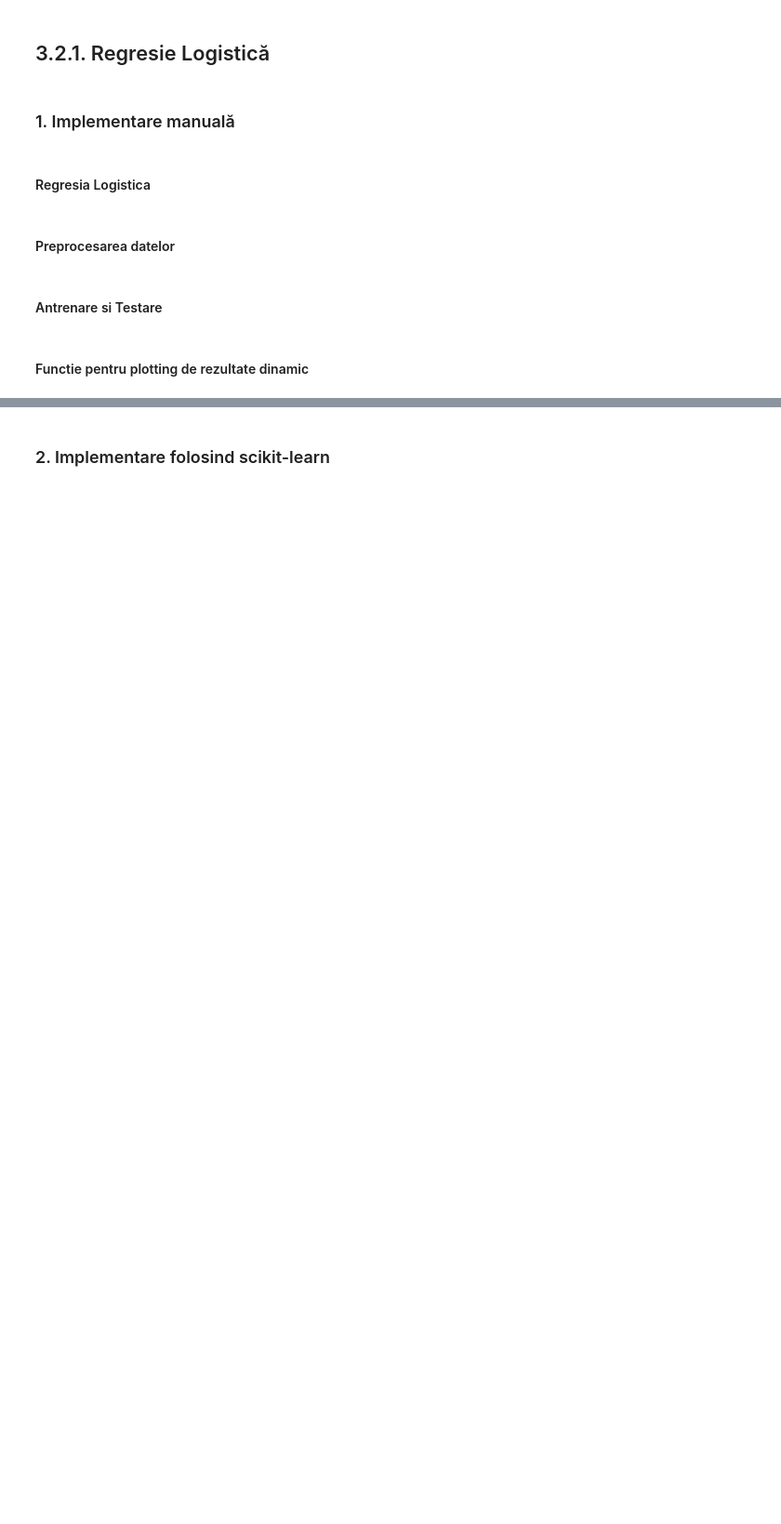
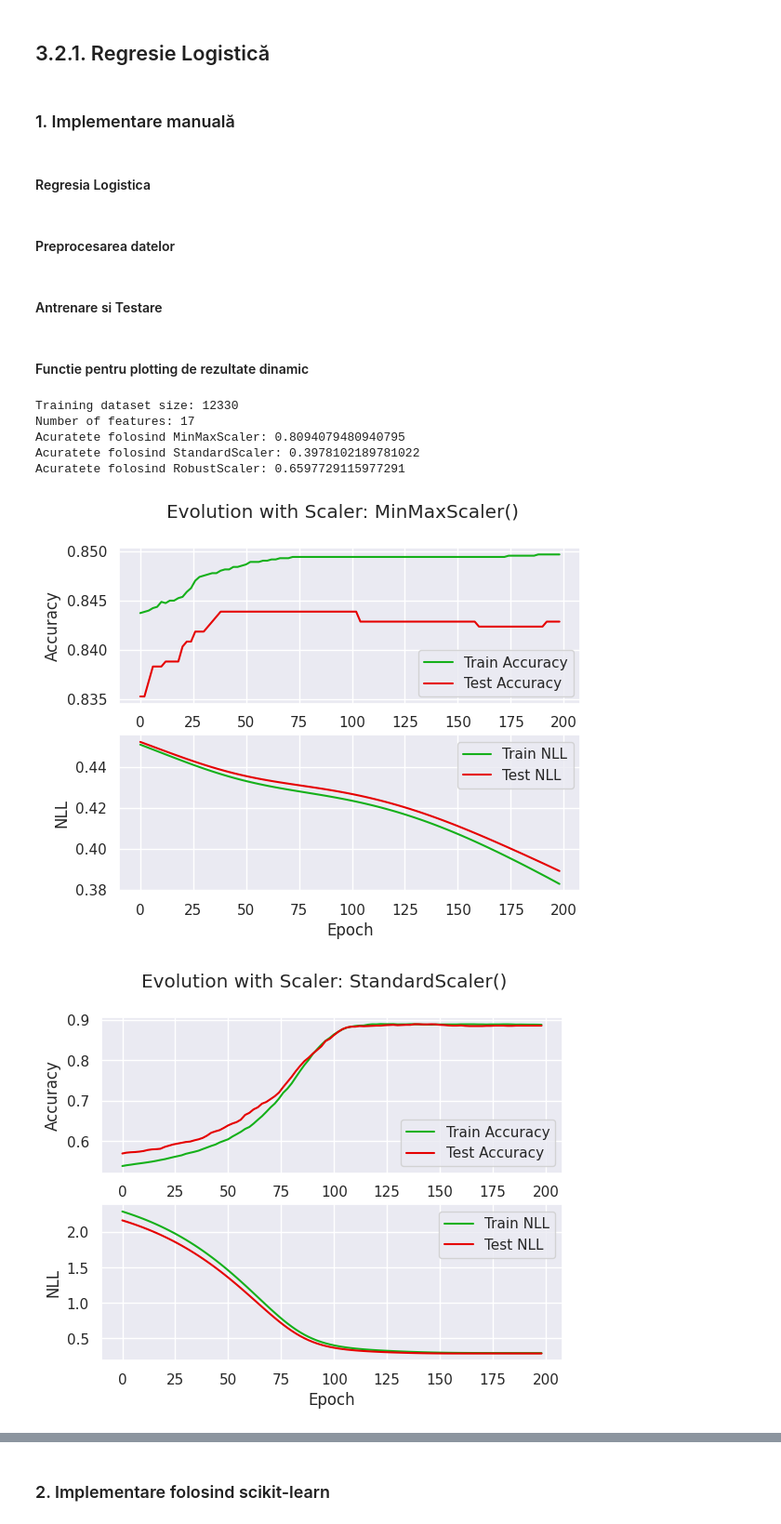
Before and after one commit to StefanFotin23/ML-Prediction-Model, a Jupyter notebook: Tema2-IA.ipynb, the cells around one changed output, grey strips where cells are left out. Shown at 93% size. Saved outputs shown, nothing was run; the diff lists cells and outputs as text; code cells hidden in the pictures; blank space fills up the shorter version.

Commit message:
Logistic Regression

```diff
--- a/Tema2-IA.ipynb
+++ b/Tema2-IA.ipynb
@@ -126,6 +190,8 @@ plt.show()
 # %% [markdown]
 #### Regresia Logistica
 # %%
+clipped_value = 500
+
 def split_dataset(X, T, train=.8, shuffle=True):
     N = X.shape[0]
     N_train = int(round(N * train))
@@ -137,8 +203,7 @@ def split_dataset(X, T, train=.8, shuffle=True):
 
 def logistic(x):
     # Clip the input values to prevent overflow
-    clipped_value = 500
-    clipped_x = np.clip(x, (-1) * clipped_value, clipped_value)
+    clipped_x = np.clip(x, -clipped_value, clipped_value)
 
     # Calculate the logistic function on the clipped values
     return 1 / (1 + np.exp(-clipped_x))
@@ -186,12 +251,17 @@ def train_logistic_full(X, T, lr=0.01, learning_increase_percent=2.5, epochs_no=
     W_trace = [W.copy()]
 
     for epoch in range(epochs_no):
-        Y_train = logistic(np.dot(X_train, W))
-        gradient = np.dot(X_train.T, (Y_train - T_train))
-        lr = lr * (1 + learning_increase_percent / 100) # Maresc learning rate-ul pt fiecare epoch
+        # Maresc learning rate-ul pt fiecare epoch
+        lr = lr * (1 + learning_increase_percent / 100)
+
+        Y_train = logistic(X_train @ W)
+
+        gradient = np.transpose(X_train) @ (Y_train-T_train)/N
         W -= lr * gradient
 
-        Y_test = logistic(np.dot(X_test, W))
+        logits = np.dot(X_test, W)
+        Y_test = 1. / (1. + np.exp(-np.clip(logits, -clipped_value, clipped_value)))
+
         train_acc.append(accuracy(Y_train, T_train))
         test_acc.append(accuracy(Y_test, T_test))
         train_nll.append(nll(Y_train, T_train))
@@ -254,32 +324,40 @@ def plot_evolution(train_acc, test_acc, train_nll, test_nll, scaler, step_percen
 # %%
 def logistic_regression_manual(X, y, lr=0.01, learning_increase_percent=2.5, epochs_no=100, step_percent=1):
     (N, D) = X.shape
     # Print information about the training dataset
     print(f"Training dataset size: {N}")
     print(f"Number of features: {D}")
 
     for scaler_name, scaler in scalers.items():
         # Scalarea datelor de antrenare
         X_train_scaled = scaler.fit_transform(X_train)
 
         # Antrenarea modelului logistic
         W, train_acc, test_acc, train_nll, test_nll, W_trace = train_logistic_full(X_train_scaled, y_train, lr=lr, epochs_no=epochs_no)
 
         # Evaluarea modelului pe setul de testare
         X_test_scaled = scaler.transform(X_test)
         Y_test = predict_logistic(X_test_scaled, W)
         test_accuracy = accuracy(Y_test, y_test)
 
         print(f"Acuratete folosind {scaler_name}: {test_accuracy}")
 
         # Vizualizare evolutie
         plot_evolution(train_acc, test_acc, train_nll, test_nll, scaler, step_percent)
         # Eliberare memorie
         del W, train_acc, test_acc, train_nll, test_nll, W_trace
 
 # Apelul funcției cu datele specifice
-EPOCHS_NO = 1000
-LR = 0.02
-LEARNING_INCREASE_PERCENT = 0
+EPOCHS_NO = 200
+LR = 0.035
+LEARNING_INCREASE_PERCENT = 1
 STEP_PERCENT=1.25
 logistic_regression_manual(X,y, lr=LR, learning_increase_percent=LEARNING_INCREASE_PERCENT, epochs_no=EPOCHS_NO, step_percent=STEP_PERCENT)
+# %% [output]
+Training dataset size: 12330
+Number of features: 17
+Acuratete folosind MinMaxScaler: 0.8094079480940795
+Acuratete folosind StandardScaler: 0.3978102189781022
+Acuratete folosind RobustScaler: 0.6597729115977291
+[figure, added]
+[figure, added]
```
Also changed, not shown: parts of 8 cells of this notebook.
